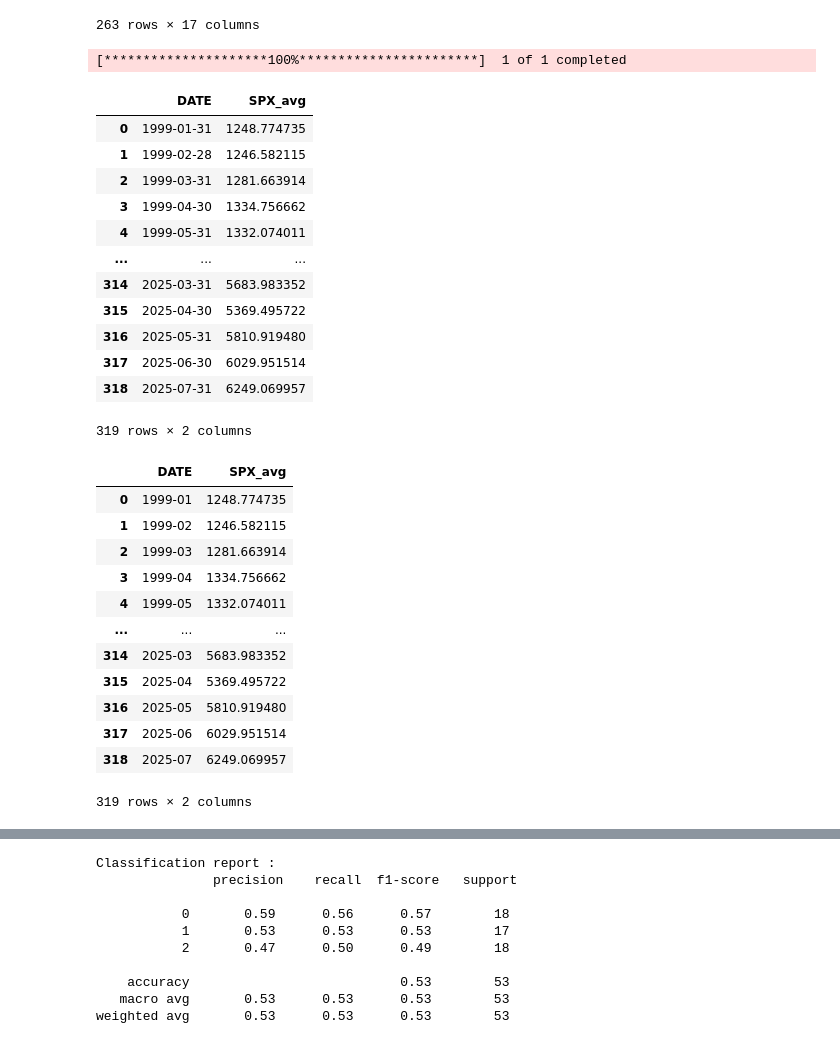
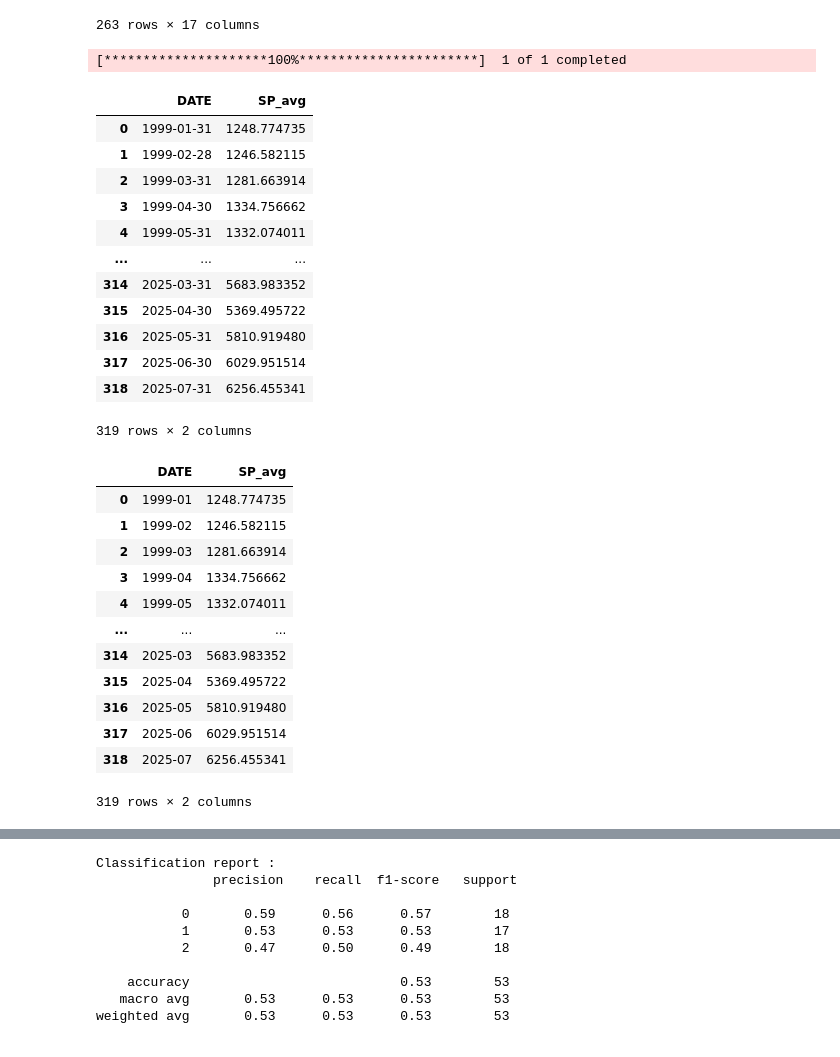
Before and after one commit to lucasmqr/PMI, a Jupyter notebook: pmi2.ipynb, the cells around one changed output, grey strips where cells are left out. Saved outputs shown, nothing was run; the diff lists cells and outputs as text; code cells hidden in the pictures.

```diff
--- a/pmi2.ipynb
+++ b/pmi2.ipynb
@@ -247,24 +247,24 @@ df_final
 # %%
 import yfinance as yf
 import pandas as pd
 
 # Télécharger les données quotidiennes du S&P 500 (^GSPC)
 sp500 = yf.download('^GSPC', start='1999-01-01', end='2025-08-01')
 
 # Calculer la moyenne mensuelle
 monthly_avg = sp500['Close'].resample('M').mean()
 
 # Transformer en DataFrame propre
 df_mensuel = monthly_avg.reset_index()
-df_mensuel.columns = ['DATE', 'SPX_avg']
+df_mensuel.columns = ['DATE', 'SP_avg']
 
 # Garder seulement janvier 1999 à juillet 2025
 df_mensuel = df_mensuel[(df_mensuel['DATE'] >= '1999-01-01') & (df_mensuel['DATE'] <= '2025-07-31')]
 
 df_mensuel
 # %% [output]
 [*********************100%***********************]  1 of 1 completed
-|  | DATE | SPX_avg |
+|  | DATE | SP_avg |
 | 0 | 1999-01-31 | 1248.774735 |
 | 1 | 1999-02-28 | 1246.582115 |
 | 2 | 1999-03-31 | 1281.663914 |
@@ -275,14 +275,14 @@ df_mensuel
 | 315 | 2025-04-30 | 5369.495722 |
 | 316 | 2025-05-31 | 5810.919480 |
 | 317 | 2025-06-30 | 6029.951514 |
-| 318 | 2025-07-31 | 6249.069957 |
+| 318 | 2025-07-31 | 6256.455341 |
 319 rows × 2 columns
 # %%
 df_mensuel['DATE'] = pd.to_datetime(df_mensuel['DATE'])
 df_mensuel['DATE'] = df_mensuel['DATE'].dt.strftime('%Y-%m')
 df_mensuel
 # %% [output]
-|  | DATE | SPX_avg |
+|  | DATE | SP_avg |
 | 0 | 1999-01 | 1248.774735 |
 | 1 | 1999-02 | 1246.582115 |
 | 2 | 1999-03 | 1281.663914 |
@@ -293,7 +293,7 @@ df_mensuel
 | 315 | 2025-04 | 5369.495722 |
 | 316 | 2025-05 | 5810.919480 |
 | 317 | 2025-06 | 6029.951514 |
-| 318 | 2025-07 | 6249.069957 |
+| 318 | 2025-07 | 6256.455341 |
 319 rows × 2 columns
 # %%
 df = df_final.merge(df_mensuel, on='DATE', how='left')
```
Also changed, not shown: parts of 8 cells of this notebook.
